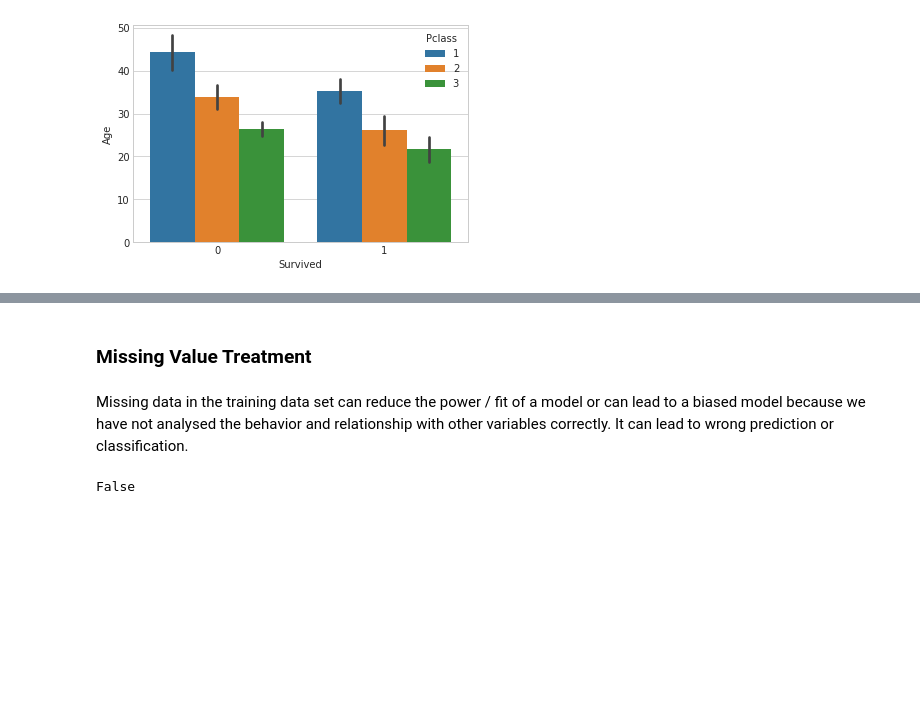
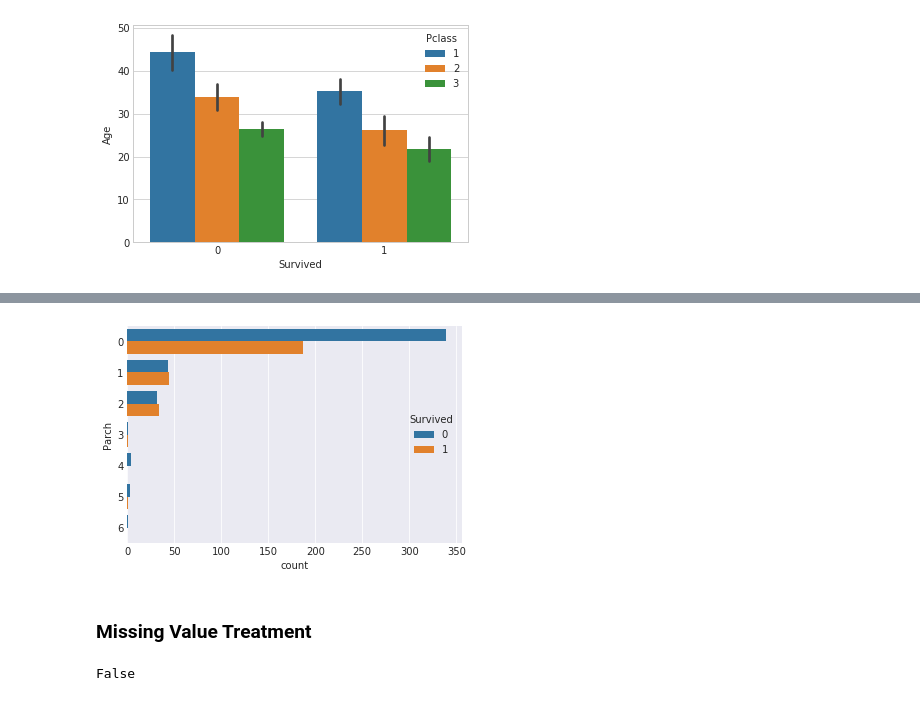
Before and after one commit to 3Thiago/Data-Science-Analtyics, a Jupyter notebook: Titanic Survival Prediction.ipynb, the cells around one changed output, grey strips where cells are left out. Drawn from its saved outputs; the diff is of its cells as text; code cells hidden in the pictures; blank space fills up the shorter version.

```diff
--- a/Titanic Survival Prediction.ipynb
+++ b/Titanic Survival Prediction.ipynb
@@ -163,7 +165,13 @@ with sb.axes_style('whitegrid'):
+# %%
+# Showing the number of Parch by Survival
+with sb.axes_style('darkgrid'):
+    sb.countplot(data=titanic, y = 'Parch', hue ='Survived')
+
+#People are more likely to survive if they have 0-3 Parent/Children onboard
+# %% [output]
+[figure, added]
 # %% [markdown]
 ### Missing Value Treatment
-# %% [markdown]
-Missing data in the training data set can reduce the power / fit of a model or can lead to a biased model because we have not analysed the behavior and relationship with other variables correctly. It can lead to wrong prediction or classification.
 # %%
 titanic['Age']= titanic['Age'].fillna(int(titanic['Age'].mean()))
 titanic.Age.isnull().any()
```
Also changed, not shown: parts of 25 cells of this notebook.
